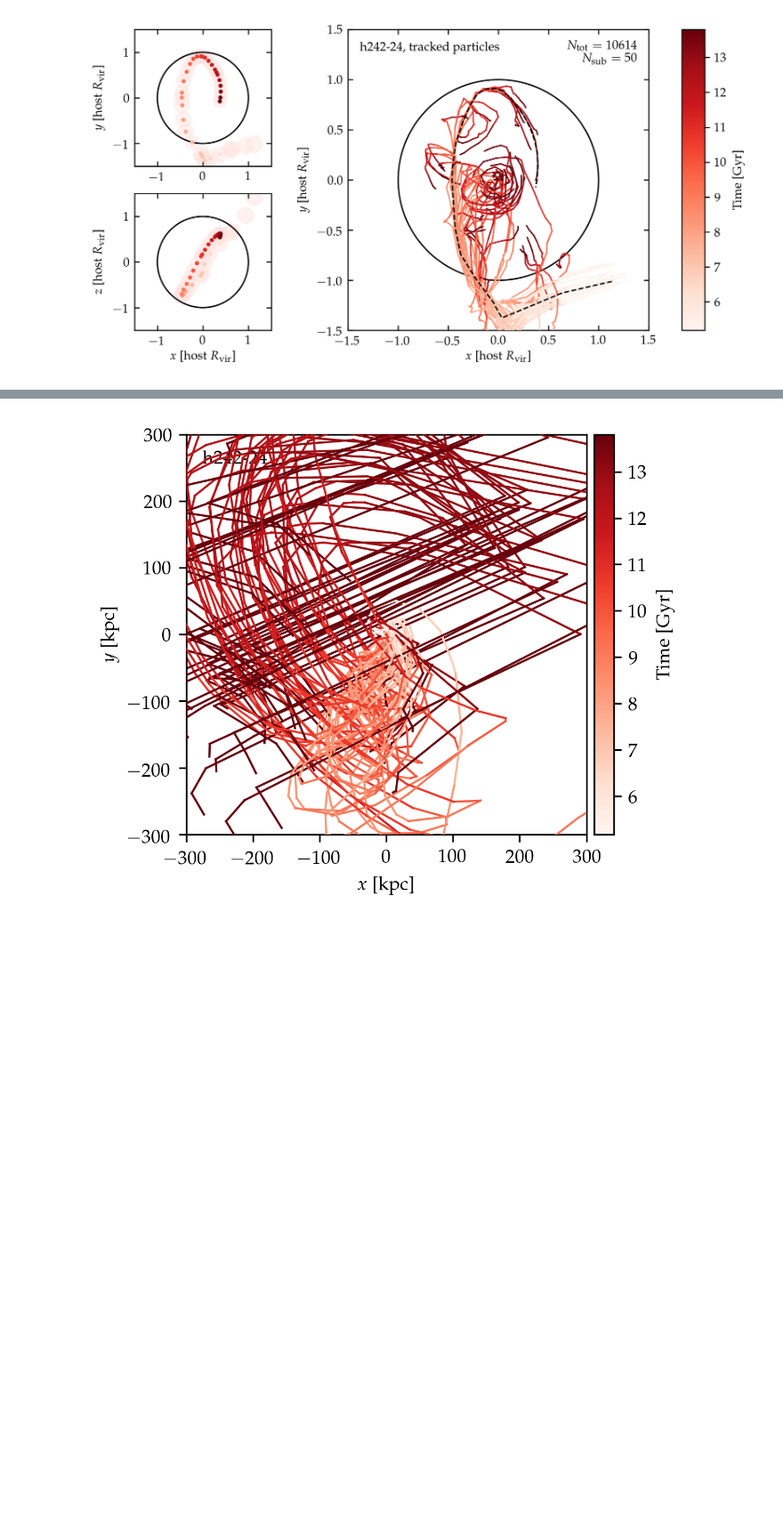
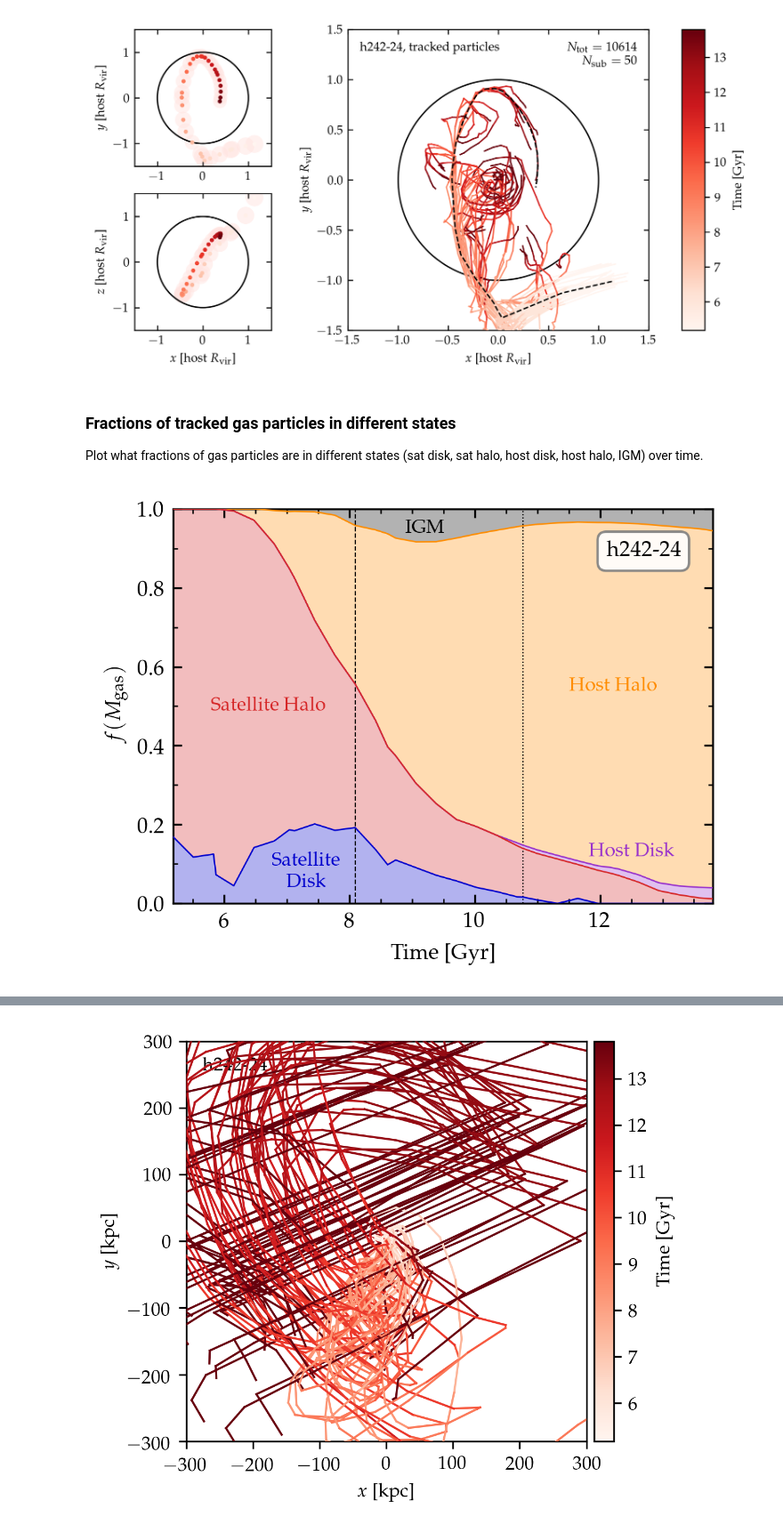
Before and after one commit to hollisakins/Justice_League_Code, a Jupyter notebook: Analysis/RamPressure/ParticleTrackingPlots.ipynb, the cells around one changed output, grey strips where cells are left out. Shown at 89% size. Saved outputs shown, nothing was run; the diff lists cells and outputs as text; code cells hidden in the pictures; blank space fills up the shorter version.

```diff
--- a/Analysis/RamPressure/ParticleTrackingPlots.ipynb
+++ b/Analysis/RamPressure/ParticleTrackingPlots.ipynb
@@ -60,0 +39,19 @@ data.head().T
+# %%
+key = 'h242_24'
+data = pd.read_hdf(path, key=key)
+data
+
+# Temporary code to fix classification issue
+# (forgot to exclude disk particles from the halo in particletracking.py, so some were being classified in both)
+
+data = data.rename(columns={'sat_disk': 'sat_disk_wrong',
+                            'host_disk': 'host_disk_wrong',
+                            'sat_halo': 'sat_halo_wrong',
+                            'host_halo': 'host_halo_wrong'})
+
+data['sat_disk'] = (data.rho >= 0.1) & (data.temp <= 1.2e4) & (data.r <= 3)
+data['sat_halo'] = (data.r_per_Rvir < 1) & ~data.sat_disk
+data['host_disk'] = (data.rho >= 0.1) & (data.temp <= 1.2e4) & (data.r_per_Rvir > 1) & (data.h1dist < 0.1)
+data['host_halo'] = (data.r_per_Rvir > 1) & (data.h1dist < 1) & ~data.host_disk
+
+data
@@ -195,3 +197,7 @@ plt.savefig(f'plots/{key}_orbit.pdf')
 plt.show()
 # %% [output]
 [figure]
+# %% [markdown]
+### Fractions of tracked gas particles in different states
+
+Plot what fractions of gas particles are in different states (sat disk, sat halo, host disk, host halo, IGM) over time.
@@ -197,0 +228,50 @@ plt.show()
+# %%
+fig, ax = plt.subplots(1,1,dpi=300,figsize=(4,3))
+
+colors = ['mediumblue', 'tab:red', 'darkorchid', 'darkorange', 'k']
+
+lw = 0.6
+alpha = 0.3
+fontsize = 8
+
+ax.fill_between(times, 0, frac_satdisk,fc=colors[0], alpha=alpha)
+ax.plot(times, frac_satdisk, color=colors[0], linewidth=lw, zorder=6)
+
+ax.fill_between(times, frac_satdisk, frac_satdisk+frac_sathalo, fc=colors[1], alpha=alpha)
+ax.plot(times, frac_satdisk+frac_sathalo, color=colors[1], linewidth=lw, zorder=5)
+
+ax.fill_between(times, frac_satdisk+frac_sathalo, frac_satdisk+frac_sathalo+frac_hostdisk, fc=colors[2], alpha=alpha)
+ax.plot(times, frac_satdisk+frac_sathalo+frac_hostdisk, color=colors[2], linewidth=lw, zorder=4)
+
+ax.fill_between(times, frac_satdisk+frac_sathalo+frac_hostdisk, frac_satdisk+frac_sathalo+frac_hostdisk+frac_hosthalo, fc=colors[3], alpha=alpha)
+ax.plot(times, frac_satdisk+frac_sathalo+frac_hostdisk+frac_hosthalo, color=colors[3], linewidth=lw, zorder=3)
+
+ax.fill_between(times, frac_satdisk+frac_sathalo+frac_hostdisk+frac_hosthalo,frac_satdisk+frac_sathalo+frac_hostdisk+frac_hosthalo+frac_IGM, fc=colors[4], alpha=alpha)
+ax.plot(times, frac_satdisk+frac_sathalo+frac_hostdisk+frac_hosthalo+frac_IGM, color=colors[4], linewidth=lw, zorder=2)
+
+ax.axline((tinfall,0),(tinfall,1),linestyle='--', linewidth=0.5, color='k')
+ax.axline((tquench,0),(tquench,1),linestyle=':', linewidth=0.5, color='k')
+
+ax.set_xlim(min(times),max(times))
+ax.set_ylim(0,1)
+
+ax.set_xlabel('Time [Gyr]')
+ax.set_ylabel(r'$f(M_{\rm gas})$')
+
+ax.annotate('Satellite \n Disk',(7.3,0.08),ha='center', va='center', color=colors[0], size=fontsize)
+ax.annotate('Satellite Halo',(6.7,0.5),ha='center', va='center', color=colors[1], size=fontsize)
+ax.annotate('Host Disk',(12.5,0.13),ha='center', va='center', color=colors[2], size=fontsize)
+ax.annotate('Host Halo',(12.2,0.55),ha='center', va='center', color=colors[3], size=fontsize)
+ax.annotate('IGM',(9.2,0.95),ha='center', va='center', color=colors[4], size=fontsize)
+
+ax.xaxis.set_minor_locator(mpl.ticker.MultipleLocator(0.5))
+ax.yaxis.set_minor_locator(mpl.ticker.MultipleLocator(0.1))
+ax.tick_params(direction='in', which='both', top=True,right=True)
+
+ax.annotate(key.replace('_','-'), (0.94, 0.92), xycoords='axes fraction', ha='right', va='top',
+            bbox=dict(boxstyle='round,pad=0.4', fc='w', ec='0.5', alpha=0.9), zorder=100)
+
+# plt.savefig(f'plots/fractions/{key}_fractions.pdf')
+plt.show()
+# %% [output]
+[figure, added]
```
Also changed, not shown: parts of 12 cells of this notebook, 33 other files.
